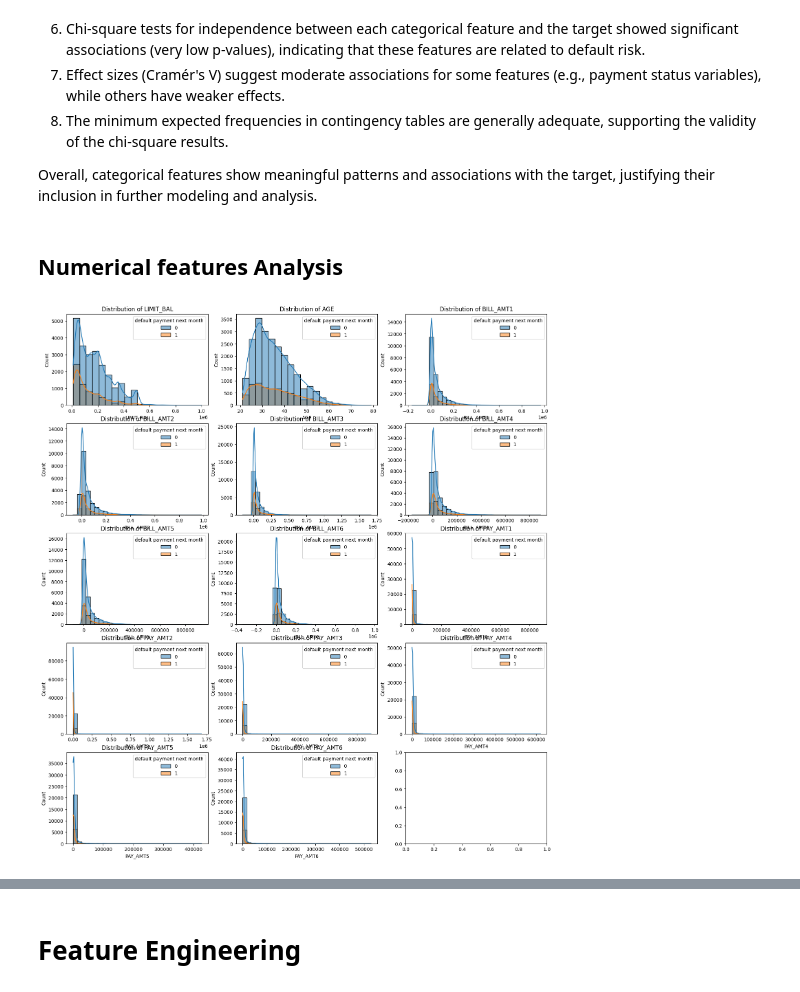
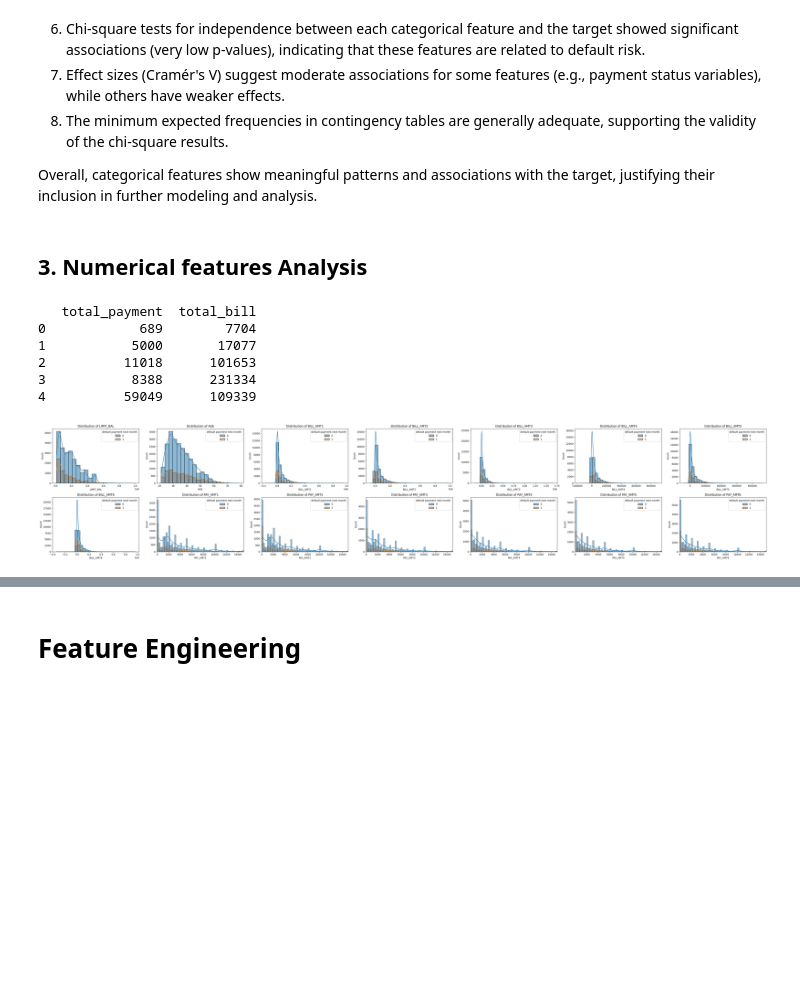
Before and after one commit to Roque97/DS-Project---Predicting-Default-of-Credit-Card-Clients-Taiwan-2005, a Jupyter notebook: notebooks/eda.ipynb, the cells around one changed output, grey strips where cells are left out. Saved outputs shown, nothing was run; the diff lists cells and outputs as text; code cells hidden in the pictures; blank space fills up the shorter version.

```diff
--- a/notebooks/eda.ipynb
+++ b/notebooks/eda.ipynb
@@ -275,42 +276,66 @@ Cramér's V: 0.2511
 
 Overall, categorical features show meaningful patterns and associations with the target, justifying their inclusion in further modeling and analysis.
 # %% [markdown]
-## Numerical features Analysis
+## 3. Numerical features Analysis
+# %%
+# Create new features: total_payment, total_bill, and ratio
+data['total_payment'] = data[[ 'PAY_AMT1','PAY_AMT2', 'PAY_AMT3', 'PAY_AMT4', 'PAY_AMT5', 'PAY_AMT6']].sum(axis=1)
+
+numerical_features = ['LIMIT_BAL', 'AGE', 'BILL_AMT1', 'BILL_AMT2', 'BILL_AMT3', 'BILL_AMT4', 'BILL_AMT5', 'BILL_AMT6',
+                      'PAY_AMT1', 'PAY_AMT2', 'PAY_AMT3', 'PAY_AMT4', 'PAY_AMT5', 'PAY_AMT6', 'total_payment']
+
+
+# Display the first few rows to verify
+print(data[['total_payment', 'total_bill']].head())
+# %% [output]
+   total_payment  total_bill
+0            689        7704
+1           5000       17077
+2          11018      101653
+3           8388      231334
+4          59049      109339
 # %%
-# Panel of numerical feature distributions by target, with custom bins
 
-numerical_features = ['LIMIT_BAL', 'AGE', 'BILL_AMT1', 'BILL_AMT2', 'BILL_AMT3', 'BILL_AMT4', 'BILL_AMT5', 'BILL_AMT6',
-                      'PAY_AMT1', 'PAY_AMT2', 'PAY_AMT3', 'PAY_AMT4', 'PAY_AMT5', 'PAY_AMT6']
-
-# Suggest bins for each feature based on their value ranges
+#bins for each feature based on their value ranges
 bins_dict = {
     'LIMIT_BAL': 20,
     'AGE': 20,
     'BILL_AMT1': 30,
     'BILL_AMT2': 30,
     'BILL_AMT3': 30,
     'BILL_AMT4': 30,
     'BILL_AMT5': 30,
     'BILL_AMT6': 30,
-    'PAY_AMT1': 30,
-    'PAY_AMT2': 30,
-    'PAY_AMT3': 30,
-    'PAY_AMT4': 30,
-    'PAY_AMT5': 30,
-    'PAY_AMT6': 30
+    'PAY_AMT1': 60,
+    'PAY_AMT2': 60,
+    'PAY_AMT3': 60,
+    'PAY_AMT4': 60,
+    'PAY_AMT5': 60,
+    'PAY_AMT6': 60
 }
 
-n_cols = 3
+pay_amt_features = ['PAY_AMT1', 'PAY_AMT2', 'PAY_AMT3', 'PAY_AMT4', 'PAY_AMT5', 'PAY_AMT6']
+pay_amt_max = 15000  # Set a smaller range for PAY_AMT variables
+
+n_cols = 7
 n_rows = int(np.ceil(len(numerical_features) / n_cols))
 fig, axes = plt.subplots(n_rows, n_cols, figsize=(6 * n_cols, 4 * n_rows))
 
 for idx, col in enumerate(numerical_features):
     ax = axes[idx // n_cols, idx % n_cols]
-    bins = bins_dict.get(col, 30)
-    sns.histplot(data, x=col, hue='default payment next month', bins=bins, kde=True, ax=ax)
+    bins = bins_dict.get(col, 60)
+    if col in pay_amt_features:
+        # Limit the x-axis for PAY_AMT variables
+        sns.histplot(data[data[col] <= pay_amt_max], x=col, hue='default payment next month', bins=bins, kde=True, ax=ax)
+        ax.set_xlim(0, pay_amt_max)
+    else:
+        sns.histplot(data, x=col, hue='default payment next month', bins=bins, kde=True, ax=ax)
     ax.set_title(f'Distribution of {col}')
+
+plt.tight_layout()
+plt.show()
 # %% [output]
-[figure, old version]
+[figure, new version]
 # %%
 # Correlation heatmap with all data
 plt.figure(figsize=(10, 8))
```
Also changed, not shown: parts of 20 cells of this notebook, 2 other files.
